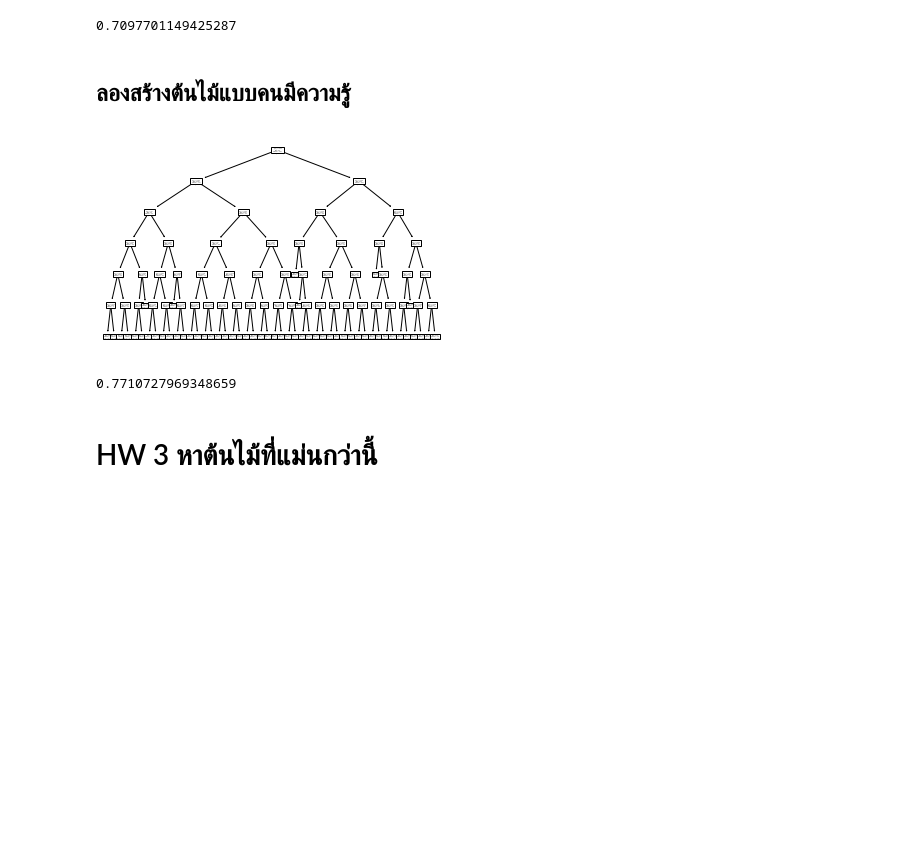
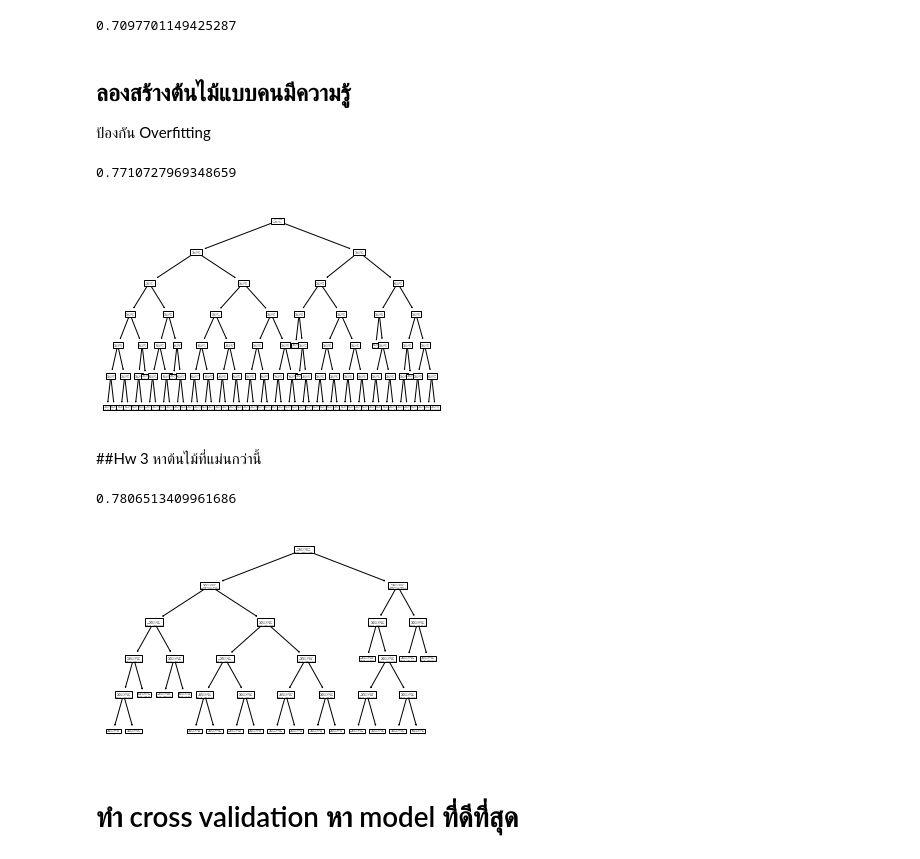
Before and after one commit to tohnperfect/DPDM65, a Jupyter notebook: Classification.ipynb, the cells around one changed output. Saved outputs shown, nothing was run; the diff lists cells and outputs as text; code cells hidden in the pictures; blank space fills up the shorter version.

```diff
--- a/Classification.ipynb
+++ b/Classification.ipynb
@@ -116,8 +120,8 @@ X_train
 | 3132 | 0.685 | 0.530 | 0.170 | 1.5105 | 0.7385 | 0.3525 | 0.3725 | 1 | 0 | 0 |
 3133 rows × 10 columns
 # %%
-y_train = TRAIN.iloc[:,8]
-y_train
+Y_train = TRAIN.iloc[:,8]  #ให้ y_train เป็นคอลัมน์ที่ 8
+Y_train
 # %% [output]
 0        True
 1       False
@@ -132,5 +136,5 @@ y_train
 3132     True
 Name: CLASS, Length: 3133, dtype: bool
 # %%
-X_test = TEST.drop(columns=['Class_Age','CLASS'])
-y_test = TEST.iloc[:,8]
+X_test = TEST.drop(columns=['Class_Age','CLASS'])   #ทำเหมือน X_train,Y_train แต่เปลี่ยน train เป็น test
+Y_test = TEST.iloc[:,8]
@@ -149,5 +164,5 @@ Dtree1 = DecisionTreeClassifier(random_state=0)
 # %%
-Dtree1.fit(X_train,y_train)
+Dtree1.fit(X_train,Y_train)
 # %% [output]
 DecisionTreeClassifier(random_state=0)
 # %% [markdown]
@@ -171,21 +187,48 @@ accuracy_score(y_test, Dtree1.predict(X_test))
 0.7097701149425287
 # %% [markdown]
 ## ลองสร้างต้นไม้แบบคนมีความรู้
+
+ป้องกัน Overfitting
 # %%
+#สร้างต้นไม้สูงไม่เกิน 6 ชั้น
 #import
 from sklearn.tree import DecisionTreeClassifier
 #define
-Dtree2 = DecisionTreeClassifier(random_state=0,max_depth=6)
-#fit
-Dtree2.fit(X_train,y_train)
+Dtree2 = DecisionTreeClassifier(random_state=0,max_depth=6)   #max_depth คือ ความสูงของต้นไม้
+#buid model (fit)
+Dtree2.fit(X_train,Y_train)
 
 #explore
+from sklearn import tree
 tree.plot_tree(Dtree2);
+
+#test
+from sklearn.metrics import accuracy_score
+accuracy_score(Y_test,Dtree2.predict(X_test))
 # %% [output]
+0.7710727969348659
 [figure]
-# %%
-accuracy_score(y_test, Dtree2.predict(X_test))
-# %% [output]
-0.7710727969348659
 # %% [markdown]
-# HW 3 หาต้นไม้ที่แม่นกว่านี้
+##Hw 3 หาต้นไม้ที่แม่นกว่านี้
+# %%
+#สร้างต้นไม้สูงไม่เกิน 6 ชั้น
+#import
+from sklearn.tree import DecisionTreeClassifier
+#define
+Dtree3 = DecisionTreeClassifier(random_state=0,max_leaf_nodes=20,max_depth=5)   #max_depth คือ ความสูงของต้นไม้
+
+#buid model (fit)
+Dtree3.fit(X_train,Y_train)
+
+#explore
+from sklearn import tree
+tree.plot_tree(Dtree3);
+
+#test
+from sklearn.metrics import accuracy_score
+accuracy_score(Y_test,Dtree3.predict(X_test))
+# %% [output]
+0.7806513409961686
+[figure, added]
+# %% [markdown]
+# ทำ cross validation หา model ที่ดีที่สุด
```
Also changed, not shown: parts of 39 cells of this notebook.
